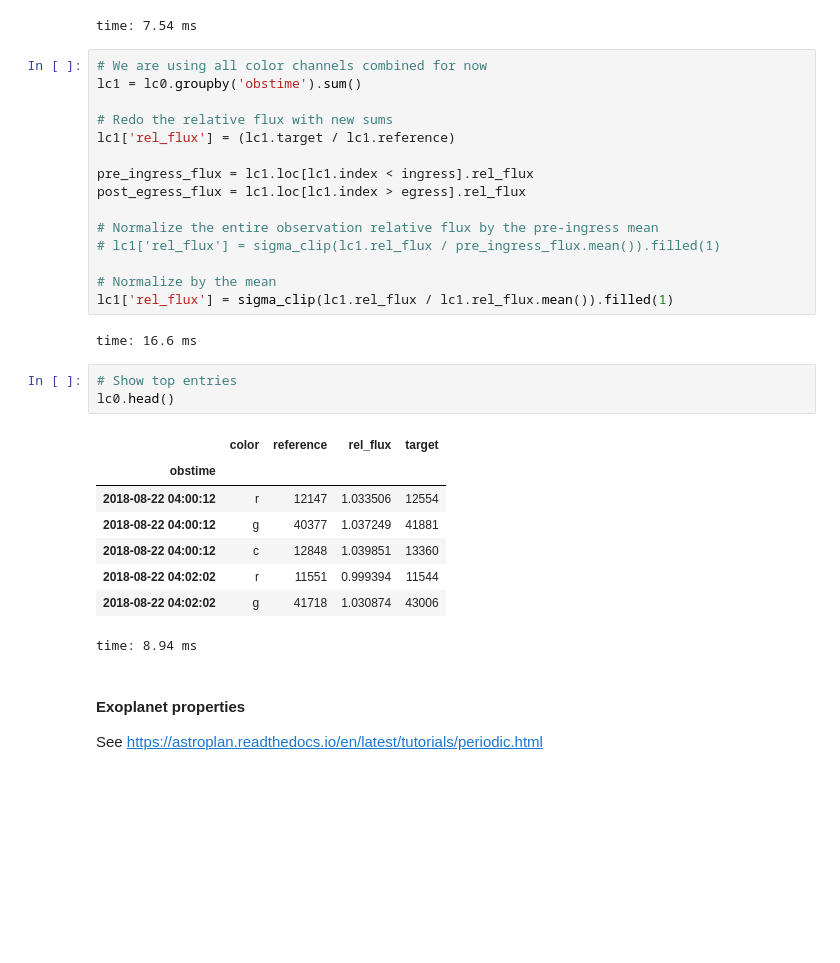
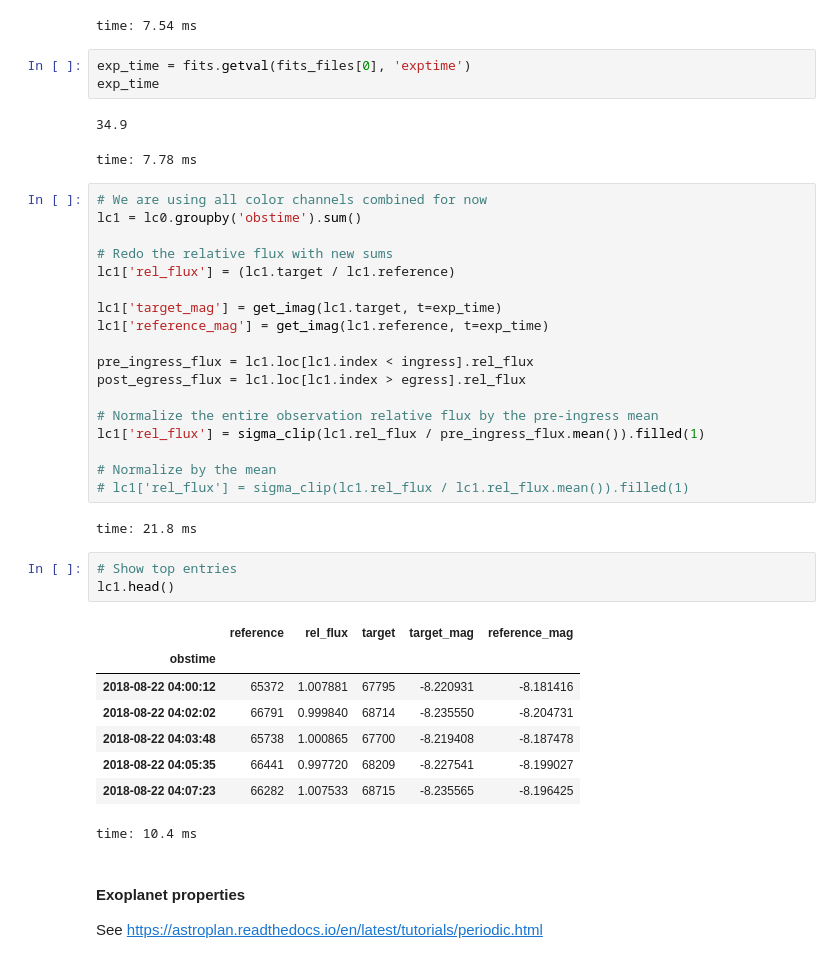
Before and after one commit to panoptes/panoptes-pipeline, a Jupyter notebook: examples/notebooks/ProcessTargetExample.ipynb, the cells around one changed output. Drawn from its saved outputs; the diff is of its cells as text; blank space fills up the shorter version.

```diff
--- a/examples/notebooks/ProcessTargetExample.ipynb
+++ b/examples/notebooks/ProcessTargetExample.ipynb
@@ -405,6 +397,12 @@ csv_file = '/var/panoptes/images/temp/PAN012/{}_{}_lc.csv'.format(
 lc0.to_csv(csv_file)
 # %% [output]
 time: 7.54 ms
+# %%
+exp_time = fits.getval(fits_files[0], 'exptime')
+exp_time
+# %% [output]
+34.9
+time: 7.78 ms
 # %%
 # We are using all color channels combined for now
 lc1 = lc0.groupby('obstime').sum()
@@ -412,28 +410,31 @@ lc1 = lc0.groupby('obstime').sum()
 # Redo the relative flux with new sums
 lc1['rel_flux'] = (lc1.target / lc1.reference)
 
+lc1['target_mag'] = get_imag(lc1.target, t=exp_time)
+lc1['reference_mag'] = get_imag(lc1.reference, t=exp_time)
+
 pre_ingress_flux = lc1.loc[lc1.index < ingress].rel_flux
 post_egress_flux = lc1.loc[lc1.index > egress].rel_flux
 
 # Normalize the entire observation relative flux by the pre-ingress mean
-# lc1['rel_flux'] = sigma_clip(lc1.rel_flux / pre_ingress_flux.mean()).filled(1)
+lc1['rel_flux'] = sigma_clip(lc1.rel_flux / pre_ingress_flux.mean()).filled(1)
 
 # Normalize by the mean
-lc1['rel_flux'] = sigma_clip(lc1.rel_flux / lc1.rel_flux.mean()).filled(1)
+# lc1['rel_flux'] = sigma_clip(lc1.rel_flux / lc1.rel_flux.mean()).filled(1)
 # %% [output]
-time: 16.6 ms
+time: 21.8 ms
 # %%
 # Show top entries
-lc0.head()
+lc1.head()
 # %% [output]
-|  | color | reference | rel_flux | target |
-| obstime |  |  |  |  |
-| 2018-08-22 04:00:12 | r | 12147 | 1.033506 | 12554 |
-| 2018-08-22 04:00:12 | g | 40377 | 1.037249 | 41881 |
-| 2018-08-22 04:00:12 | c | 12848 | 1.039851 | 13360 |
-| 2018-08-22 04:02:02 | r | 11551 | 0.999394 | 11544 |
-| 2018-08-22 04:02:02 | g | 41718 | 1.030874 | 43006 |
+|  | reference | rel_flux | target | target_mag | reference_mag |
+| obstime |  |  |  |  |  |
+| 2018-08-22 04:00:12 | 65372 | 1.007881 | 67795 | -8.220931 | -8.181416 |
+| 2018-08-22 04:02:02 | 66791 | 0.999840 | 68714 | -8.235550 | -8.204731 |
+| 2018-08-22 04:03:48 | 65738 | 1.000865 | 67700 | -8.219408 | -8.187478 |
+| 2018-08-22 04:05:35 | 66441 | 0.997720 | 68209 | -8.227541 | -8.199027 |
+| 2018-08-22 04:07:23 | 66282 | 1.007533 | 68715 | -8.235565 | -8.196425 |
-time: 8.94 ms
+time: 10.4 ms
 # %% [markdown]
 #### Exoplanet properties
 
```
Also changed, not shown: parts of 33 cells of this notebook, 1 other file.
